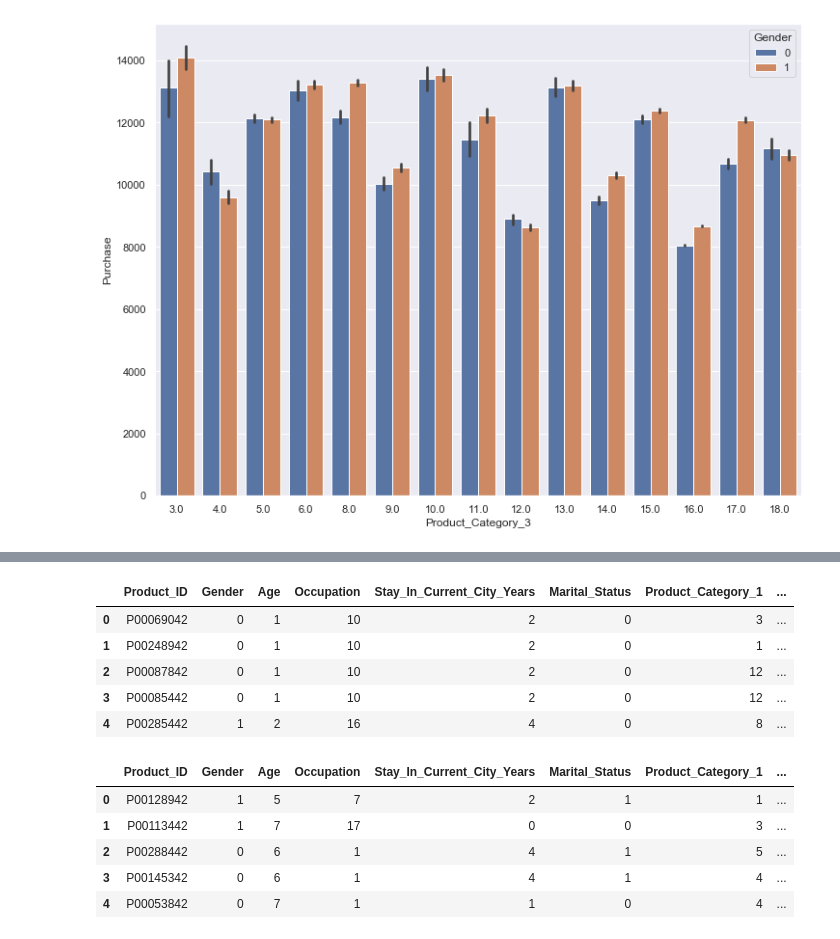
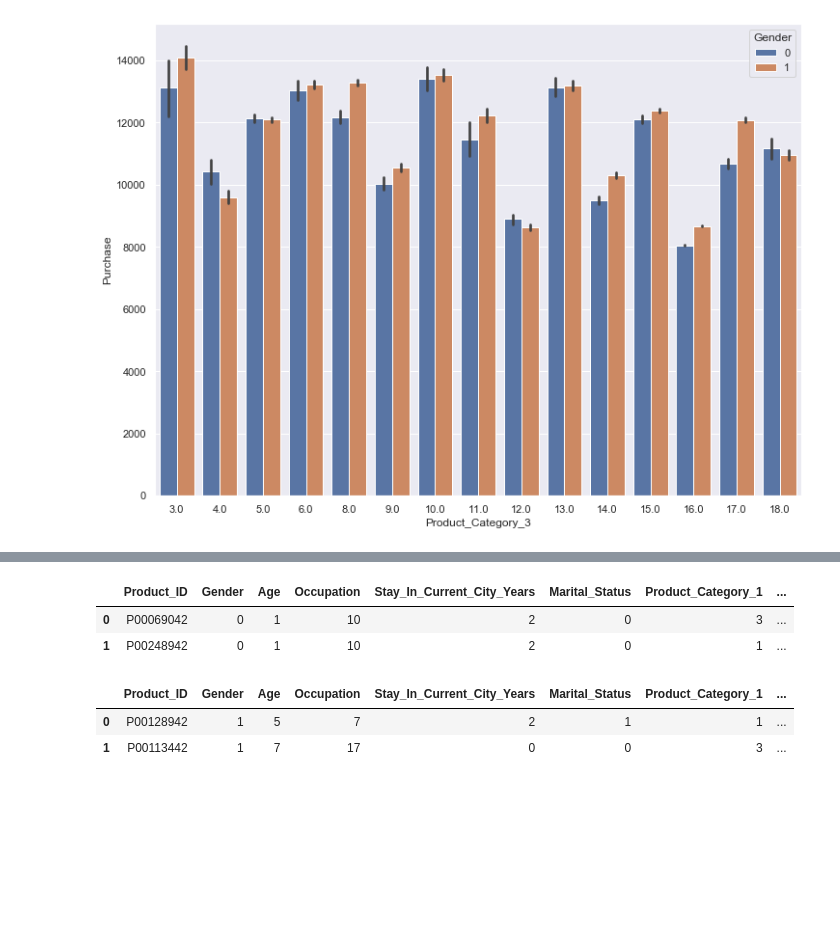
Before and after one commit to Supreeth-Shetty/Pandas-Data-analysis-, a Jupyter notebook: Black_Friday_EDA_FE/Black Friday Dataset EDA & FE.ipynb, the cells around one changed output, grey strips where cells are left out. Drawn from its saved outputs; the diff is of its cells as text; code cells hidden in the pictures; blank space fills up the shorter version.

```diff
--- a/Black_Friday_EDA_FE/Black Friday Dataset EDA & FE.ipynb
+++ b/Black_Friday_EDA_FE/Black Friday Dataset EDA & FE.ipynb
@@ -409,23 +392,17 @@ dtype: int64
 df_test = df_final[df_final["Purchase"].isnull()]
 df_train = df_final[~df_final["Purchase"].isnull()]
 # %%
-df_train.head()
+df_train.head(2)
 # %% [output]
 |  | Product_ID | Gender | Age | Occupation | Stay_In_Current_City_Years | Marital_Status | Product_Category_1 | ... |
 | 0 | P00069042 | 0 | 1 | 10 | 2 | 0 | 3 | ... |
 | 1 | P00248942 | 0 | 1 | 10 | 2 | 0 | 1 | ... |
-| 2 | P00087842 | 0 | 1 | 10 | 2 | 0 | 12 | ... |
-| 3 | P00085442 | 0 | 1 | 10 | 2 | 0 | 12 | ... |
-| 4 | P00285442 | 1 | 2 | 16 | 4 | 0 | 8 | ... |
 # %%
-df_test.head()
+df_test.head(2)
 # %% [output]
 |  | Product_ID | Gender | Age | Occupation | Stay_In_Current_City_Years | Marital_Status | Product_Category_1 | ... |
 | 0 | P00128942 | 1 | 5 | 7 | 2 | 1 | 1 | ... |
 | 1 | P00113442 | 1 | 7 | 17 | 0 | 0 | 3 | ... |
-| 2 | P00288442 | 0 | 6 | 1 | 4 | 1 | 5 | ... |
-| 3 | P00145342 | 0 | 6 | 1 | 4 | 1 | 4 | ... |
-| 4 | P00053842 | 0 | 7 | 1 | 1 | 0 | 4 | ... |
 # %%
 X = df_train.drop(columns=["Purchase", "Product_ID"], axis=1)
 y = df_train["Purchase"]
```
Also changed, not shown: parts of 3 cells of this notebook, 6 other files.
